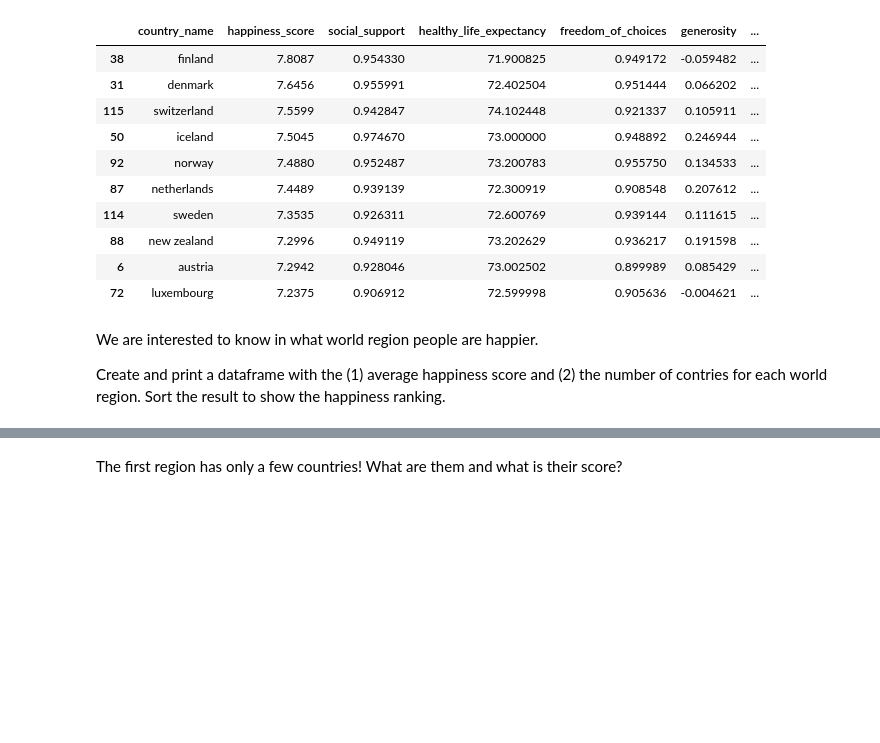
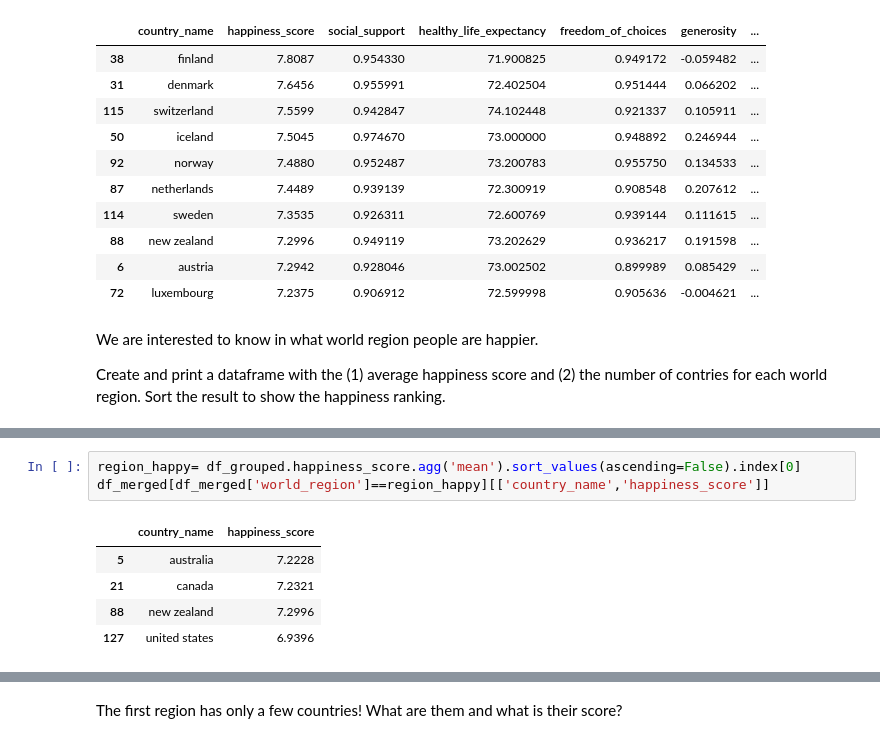
Before and after one commit to Etiennedelab/ADAFORK, a Jupyter notebook: Exercises/01 - Handling data/Happiness.ipynb, the cells around one changed output, grey strips where cells are left out. Saved outputs shown, nothing was run; the diff lists cells and outputs as text; blank space fills up the shorter version.

```diff
--- a/Exercises/01 - Handling data/Happiness.ipynb
+++ b/Exercises/01 - Handling data/Happiness.ipynb
@@ -119,0 +125,9 @@ df_wanted
+# %%
+region_happy= df_grouped.happiness_score.agg('mean').sort_values(ascending=False).index[0]
+df_merged[df_merged['world_region']==region_happy][['country_name','happiness_score']]
+# %% [output]
+|  | country_name | happiness_score |
+| 5 | australia | 7.2228 |
+| 21 | canada | 7.2321 |
+| 88 | new zealand | 7.2996 |
+| 127 | united states | 6.9396 |
```
Also changed, not shown: parts of 7 cells of this notebook, 4 other files.
